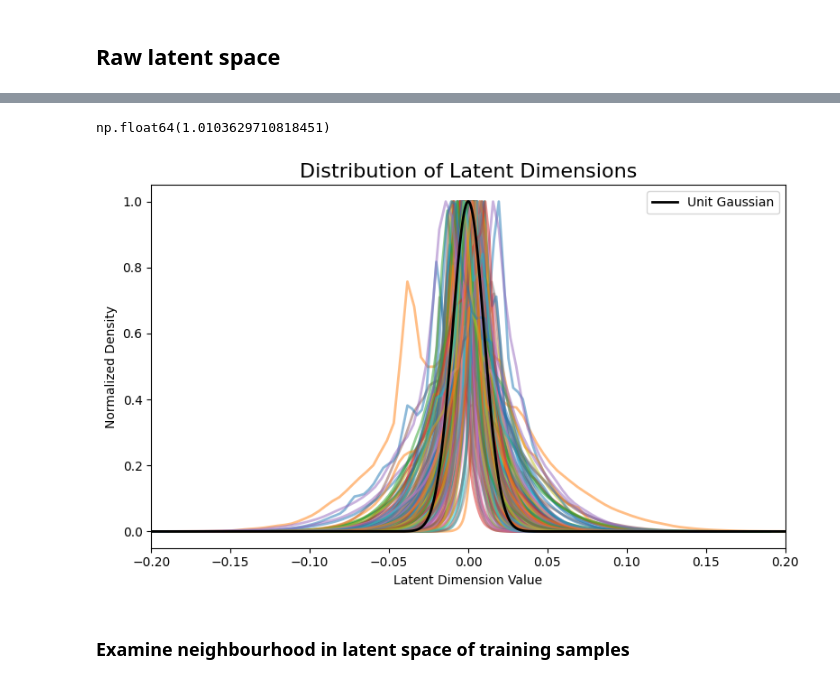
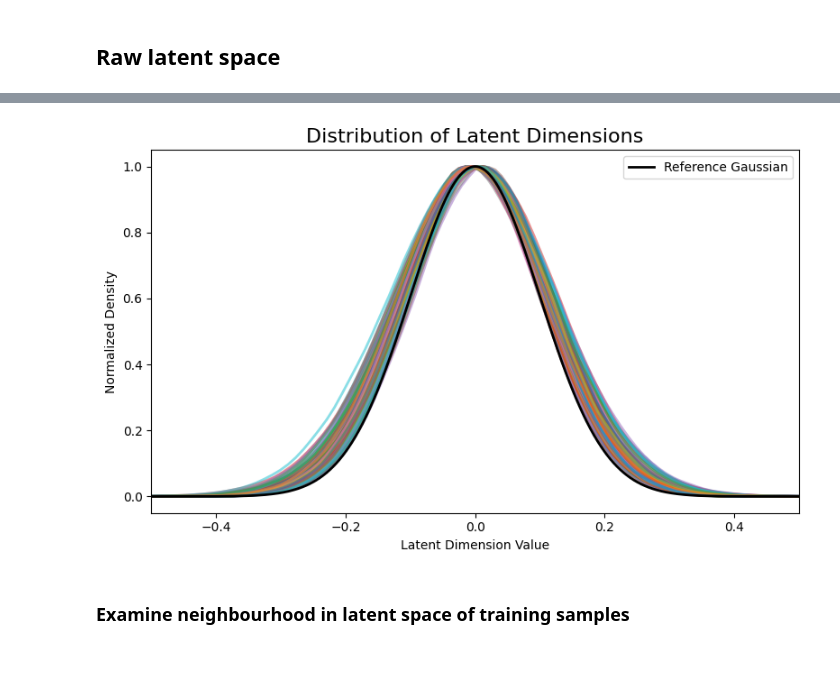
Before and after one commit to LuisCarretero/similar-expressions, a Jupyter notebook: src/downstream/latent_analysis.ipynb, the cells around one changed output, grey strips where cells are left out. Cells and saved outputs as stored; diff of their text form; code cells hidden in the pictures.

Commit message:
Added train debug

```diff
--- a/src/downstream/latent_analysis.ipynb
+++ b/src/downstream/latent_analysis.ipynb
@@ -37,8 +37,8 @@ torch.manual_seed(41)
 torch.set_grad_enabled(False)
 
 # Load model and dataset
-model, cfg_dict, cfg = load_wandb_model(run='ahh7tm9o')
-train_loader, test_loader, info = create_dataloader_from_wandb(cfg_dict, cfg, value_transform=lambda x: torch.arcsinh(x)*0.1)
+model, cfg_dict, cfg = load_wandb_model(run='ek6d87sw')
+train_loader, test_loader, info = create_dataloader_from_wandb(cfg_dict, cfg)
 val_x, syntax_cats, value_transform = info['val_x'], info['syntax_cats'], info['value_transform']
 # %% [output]
 Using updated value decoder 2.0!
@@ -54,7 +54,7 @@ for i, x in enumerate(data_from_loader(train_loader, 'x', batch_size=2**15)):
     # x = torch.tensor(data_syntax[:(2**15), ...].transpose(0, 2, 1))
     mean, ln_var = model.encoder(x)
     z = model.sample(mean, ln_var)
-    res = ln_var.norm(dim=1).exp().detach().numpy() * 0.01
+    res = ln_var.norm(dim=1).exp().detach().numpy() * cfg.training.sample_eps
     sigma_norm_train[i*BATCH_SIZE:(i+1)*BATCH_SIZE] = res
     mu_train[i*BATCH_SIZE:(i+1)*BATCH_SIZE, :] = mean.detach().numpy()
     z_train[i*BATCH_SIZE:(i+1)*BATCH_SIZE, :] = z.detach().numpy()
@@ -66,7 +66,7 @@ for i, x in enumerate(data_from_loader(test_loader, 'x', batch_size=2**15)):
     # x = torch.tensor(data_syntax[:(2**15), ...].transpose(0, 2, 1))
     mean, ln_var = model.encoder(x)
     z = model.sample(mean, ln_var)
-    res = ln_var.norm(dim=1).exp().detach().numpy() * 0.01
+    res = ln_var.norm(dim=1).exp().detach().numpy() * cfg.training.sample_eps
     sigma_norm_test[i*BATCH_SIZE:(i+1)*BATCH_SIZE] = res
     mu_test[i*BATCH_SIZE:(i+1)*BATCH_SIZE, :] = mean.detach().numpy()
     z_test[i*BATCH_SIZE:(i+1)*BATCH_SIZE, :] = z.detach().numpy()
@@ -110,7 +95,3 @@ pass
-# %%
-np.sqrt(14**2/192)
-# %% [output]
-np.float64(1.0103629710818451)
 # %%
 import numpy as np
 from scipy.stats import norm
@@ -123,38 +104,38 @@ hist_data = []
 bin_edges = []
 
 for dim in range(num_dims):
-    hist, bins = np.histogram(mu_train[:, dim], bins=num_bins, density=True)
+    hist, bins = np.histogram(z_train[:, dim], bins=num_bins, density=True)
     hist = gaussian_filter1d(hist, sigma=1)
     hist_data.append(hist)
     bin_edges.append(bins)
 
 # Calculate bin centers
 bin_centers = [(bins[:-1] + bins[1:]) / 2 for bins in bin_edges]
 
 # Normalize histograms to the same height
 normalized_hist_data = [hist / np.max(hist) for hist in hist_data]
 
 # Create a single plot for all 192 dimensions
 plt.figure(figsize=(8, 5))
 plt.title('Distribution of Latent Dimensions', fontsize=16)
 
 # Plot each dimension
 for dim in range(num_dims):
     plt.plot(bin_centers[dim], normalized_hist_data[dim], linewidth=2, alpha=0.5)
 
 # Add unit Gaussian (mu=0, sigma=1)
 x = np.linspace(-1, 1, 10000)
-gaussian = norm.pdf(x, 0, 0.01)
+gaussian = norm.pdf(x, 0, 0.1)
 normalized_gaussian = gaussian / np.max(gaussian)
-plt.plot(x, normalized_gaussian, 'k', linewidth=2, label='Unit Gaussian')
+plt.plot(x, normalized_gaussian, 'k', linewidth=2, label='Reference Gaussian')
 
-plt.xlim(np.array([-1, 1])*0.2)
+plt.xlim(np.array([-1, 1])*0.5)
 plt.xlabel('Latent Dimension Value')
 plt.ylabel('Normalized Density')
 plt.legend()
 plt.tight_layout()
 # %% [output]
-[figure, old version]
+[figure, new version]
 # %% [markdown]
 ### Examine neighbourhood in latent space of training samples
 # %%
```
Also changed, not shown: parts of 11 cells of this notebook, 4 other files.
